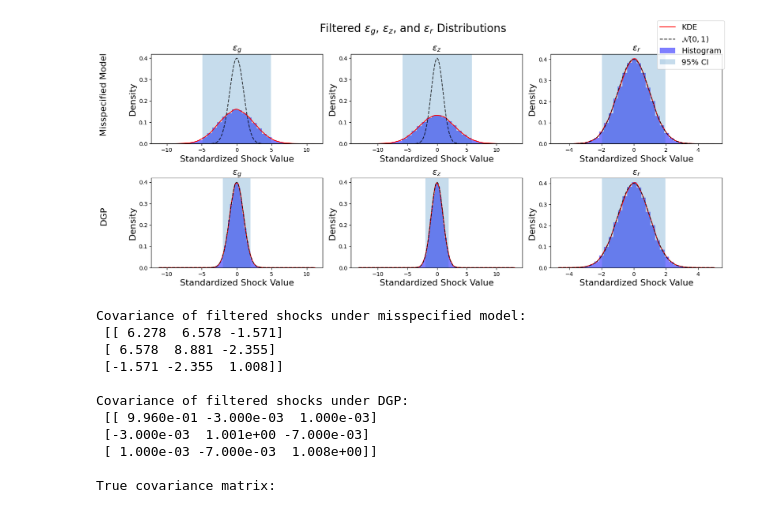
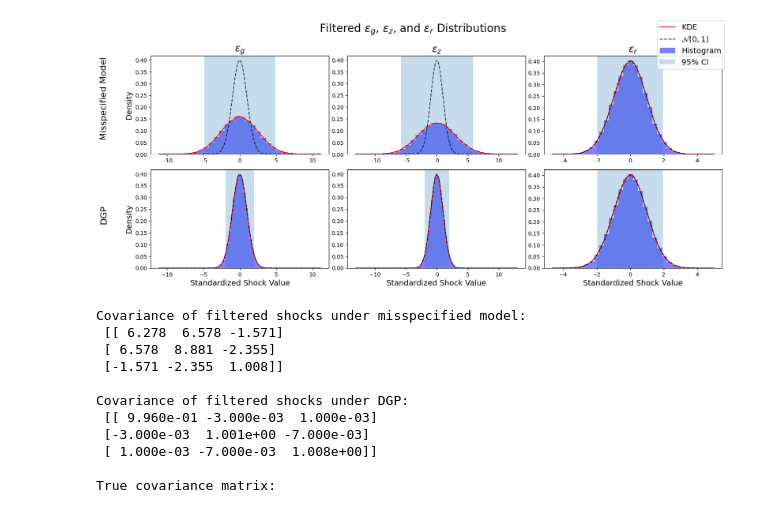
Before and after one commit to GongJr0/sdsge-scripts, a Jupyter notebook: misspec_tests/policy_under_misspec.ipynb, the cells around one changed output. Cells and saved outputs as stored; diff of their text form; code cells hidden in the pictures.

```diff
--- a/misspec_tests/policy_under_misspec.ipynb
+++ b/misspec_tests/policy_under_misspec.ipynb
@@ -201,55 +203,58 @@ axes[1, 2].hist(gzr_dgp[:, 2], bins=30, density=True, alpha=0.5, label="Histogra
 axes[1, 2].axvspan(r_dgp_ci[0], r_dgp_ci[1], alpha=0.25, label="95% CI")
 
 # Column titles
-axes[0, 0].set_title(r"$\epsilon_g$", fontsize=16)
-axes[0, 1].set_title(r"$\epsilon_z$", fontsize=16)
-axes[0, 2].set_title(r"$\epsilon_r$", fontsize=16)
-
-axes[1, 0].set_title(r"$\epsilon_g$", fontsize=16)
-axes[1, 1].set_title(r"$\epsilon_z$", fontsize=16)
-axes[1, 2].set_title(r"$\epsilon_r$", fontsize=16)
-
-for ax in axes.flat:
-    ax.set_xlabel("Standardized Shock Value", fontsize=16)
-    ax.set_ylabel("Density", fontsize=16)
+axes[0, 0].set_title(r"$\epsilon_g$", fontsize=18)
+axes[0, 1].set_title(r"$\epsilon_z$", fontsize=18)
+axes[0, 2].set_title(r"$\epsilon_r$", fontsize=18)
 
 
+axes[0,0].set_ylabel("Density", fontsize=14)
+axes[1,0].set_ylabel("Density", fontsize=14)
+
+axes[1, 0].set_xlabel("Standardized Shock Value", fontsize=14)
+axes[1, 1].set_xlabel("Standardized Shock Value", fontsize=14)
+axes[1, 2].set_xlabel("Standardized Shock Value", fontsize=14)
+
 # Row labels as vertical titles
+y0 = axes[0, 0].get_position()
+y1 = axes[1, 0].get_position()
+
+
 fig.text(
-    0.01, 0.72,
+    0.01, (y0.y0 + y0.y1) / 2,
     "Misspecified Model",
     va="center",
     ha="center",
     rotation="vertical",
     fontsize=16
 )
 
 fig.text(
-    0.01, 0.28,
+    0.01, (y1.y0 + y1.y1) / 2,
     "DGP",
     va="center",
     ha="center",
     rotation="vertical",
     fontsize=16
 )
 
 # Deduplicate legend labels
 handles, labels = [], []
 for ax in axes.flat:
     h, l = ax.get_legend_handles_labels()
     for handle, label in zip(h, l):
         if label not in labels:
             handles.append(handle)
             labels.append(label)
 
 fig.legend(handles, labels, loc="upper right", fontsize=14)
 
 # Leave room on the left for the vertical row labels and the title at the top
 plt.tight_layout(rect=[0.04, 0, 1, 0.92])
 plt.suptitle(r"Filtered $\epsilon_g$, $\epsilon_z$, and $\epsilon_r$ Distributions", fontsize=20)
 plt.show()
 # %% [output]
-[figure, old version]
+[figure, new version]
 # %%
 # Covariance matrices
 print("Covariance of filtered shocks under misspecified model:\n", np.cov(gzr_misspec.T).round(3))
```
Also changed, not shown: parts of 2 cells of this notebook, 2 other files.
